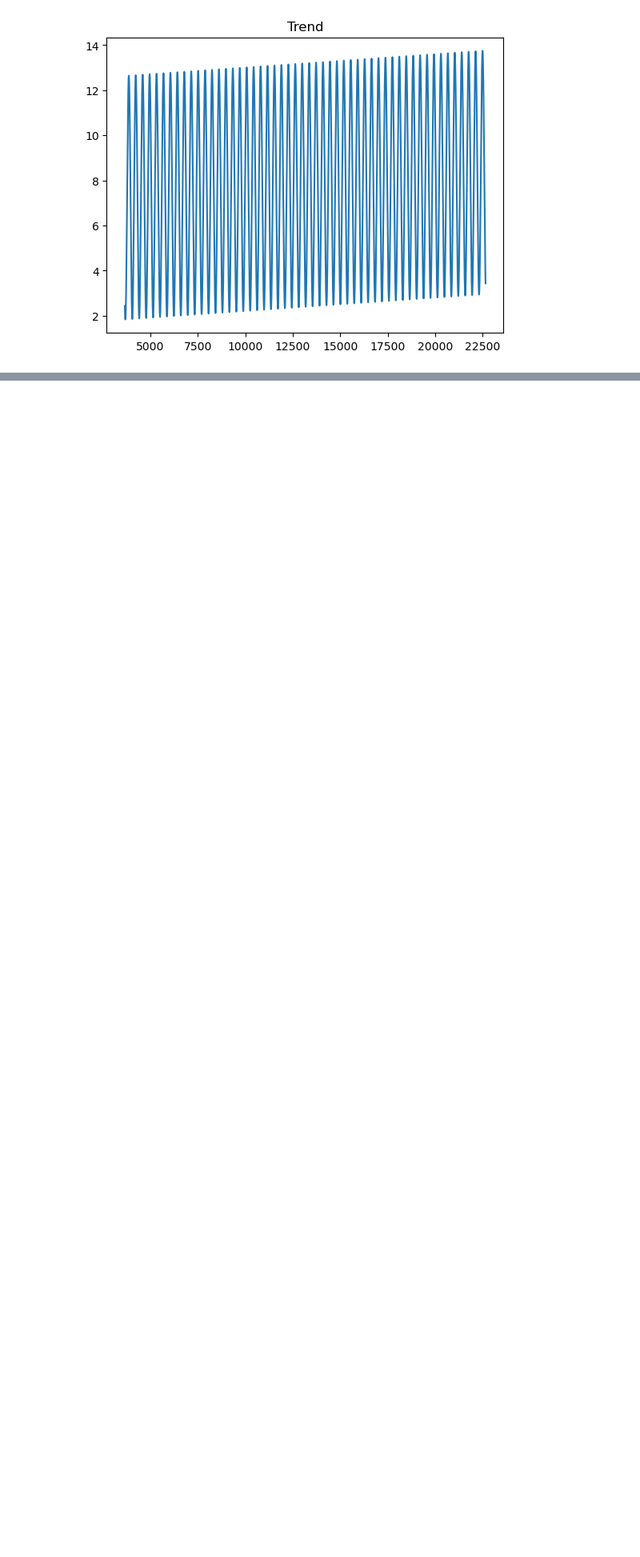
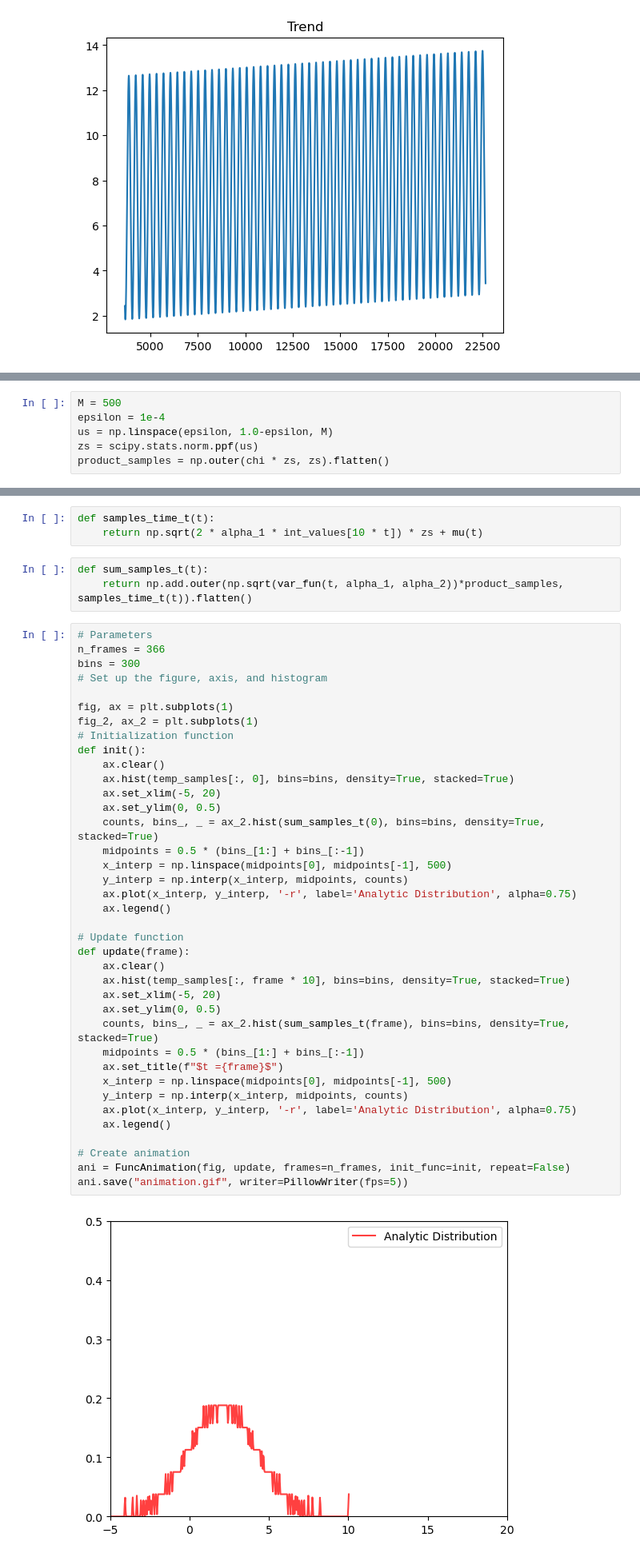
Before and after one commit to shixuejun/Weather-Derivative-UROP, a Jupyter notebook: src/modelling/index_simulations.ipynb, the cells around one changed output, grey strips where cells are left out. Shown: that part at 80% size. Saved outputs shown, nothing was run; the diff lists cells and outputs as text; blank space fills up the shorter version.

```diff
--- a/src/modelling/index_simulations.ipynb
+++ b/src/modelling/index_simulations.ipynb
@@ -241,0 +281,6 @@ plt.plot(np.linspace(10, steps, steps-10), sigma(y_model.params, np.linspace(0,
+# %%
+M = 500
+epsilon = 1e-4
+us = np.linspace(epsilon, 1.0-epsilon, M)
+zs = scipy.stats.norm.ppf(us)
+product_samples = np.outer(chi * zs, zs).flatten()
@@ -241,0 +289,46 @@ plt.plot(np.linspace(10, steps, steps-10), sigma(y_model.params, np.linspace(0,
+# %%
+def samples_time_t(t):
+    return np.sqrt(2 * alpha_1 * int_values[10 * t]) * zs + mu(t)
+# %%
+def sum_samples_t(t):
+    return np.add.outer(np.sqrt(var_fun(t, alpha_1, alpha_2))*product_samples, samples_time_t(t)).flatten()
+# %%
+# Parameters
+n_frames = 366
+bins = 300
+# Set up the figure, axis, and histogram
+
+fig, ax = plt.subplots(1)
+fig_2, ax_2 = plt.subplots(1)
+# Initialization function
+def init():
+    ax.clear()
+    ax.hist(temp_samples[:, 0], bins=bins, density=True, stacked=True)
+    ax.set_xlim(-5, 20)
+    ax.set_ylim(0, 0.5)
+    counts, bins_, _ = ax_2.hist(sum_samples_t(0), bins=bins, density=True, stacked=True)
+    midpoints = 0.5 * (bins_[1:] + bins_[:-1])
+    x_interp = np.linspace(midpoints[0], midpoints[-1], 500)
+    y_interp = np.interp(x_interp, midpoints, counts)
+    ax.plot(x_interp, y_interp, '-r', label='Analytic Distribution', alpha=0.75)
+    ax.legend()
+
+# Update function
+def update(frame):
+    ax.clear()
+    ax.hist(temp_samples[:, frame * 10], bins=bins, density=True, stacked=True)
+    ax.set_xlim(-5, 20)
+    ax.set_ylim(0, 0.5)
+    counts, bins_, _ = ax_2.hist(sum_samples_t(frame), bins=bins, density=True, stacked=True)
+    midpoints = 0.5 * (bins_[1:] + bins_[:-1])
+    ax.set_title(f"$t ={frame}$")
+    x_interp = np.linspace(midpoints[0], midpoints[-1], 500)
+    y_interp = np.interp(x_interp, midpoints, counts)
+    ax.plot(x_interp, y_interp, '-r', label='Analytic Distribution', alpha=0.75)
+    ax.legend()
+
+# Create animation
+ani = FuncAnimation(fig, update, frames=n_frames, init_func=init, repeat=False)
+ani.save("animation.gif", writer=PillowWriter(fps=5))
+# %% [output]
+[figure, added]
```
Also changed, not shown: parts of 16 cells of this notebook, 5 other files.
